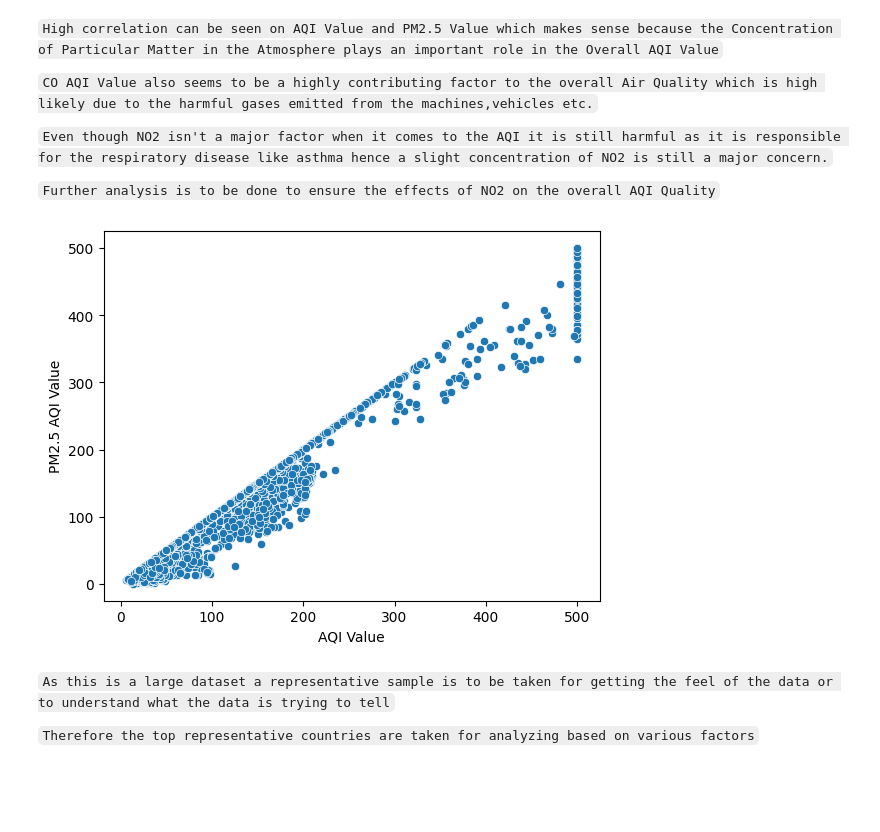
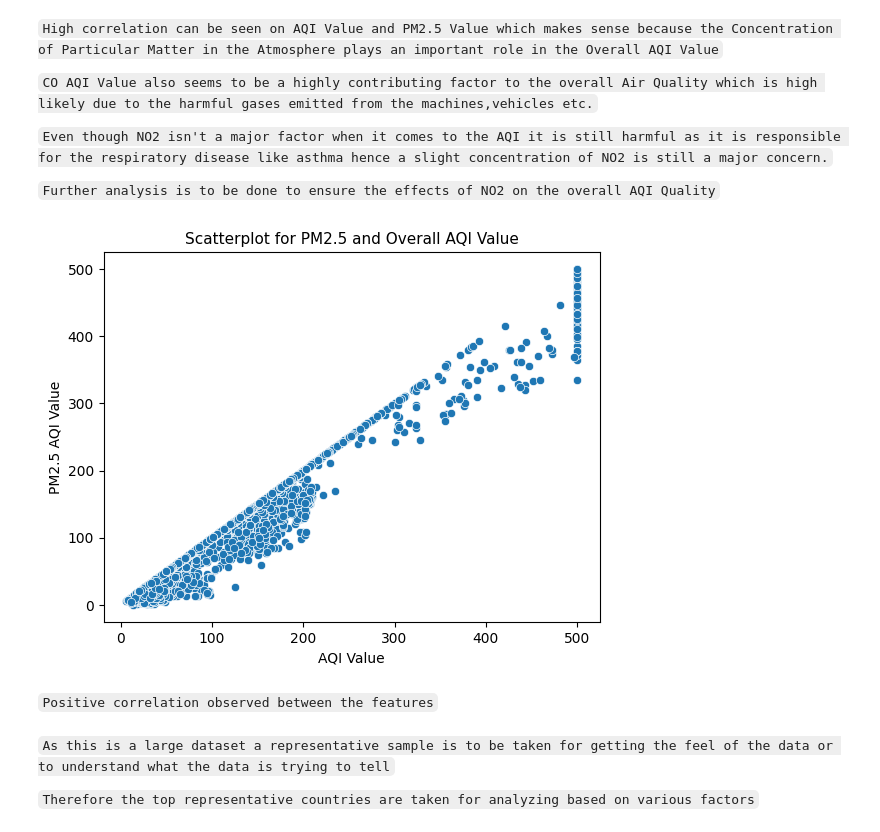
Before and after one commit to BSU04/Global-Air-Quality-Prediction, a Jupyter notebook: gap-eda.ipynb, the cells around one changed output. Drawn from its saved outputs; the diff is of its cells as text; code cells hidden in the pictures; blank space fills up the shorter version.

```diff
--- a/gap-eda.ipynb
+++ b/gap-eda.ipynb
@@ -307,7 +308,0 @@ array(['Russia', 'Brazil', 'Italy', 'Poland', 'France', 'USA', 'Germany',
-# %%
-gap['AQI Category'].replace({'Unhealthy for Sensitive Groups':"Unhealthy(SG)"},inplace=True)
-gap['CO AQI Category'].replace({'Unhealthy for Sensitive Groups':"Unhealthy(SG)"},inplace=True)
-gap['Ozone AQI Category'].replace({'Unhealthy for Sensitive Groups':"Unhealthy(SG)"},inplace=True)
-gap['NO2 AQI Category'].replace({'Unhealthy for Sensitive Groups':"Unhealthy(SG)"},inplace=True)
-gap['PM2.5 AQI Category'].replace({'Unhealthy for Sensitive Groups':"Unhealthy(SG)"},inplace=True)
-gap.head()
@@ -321,3 +309,7 @@ gap.head()
+# %%
+cols = ["AQI Category","CO AQI Category","Ozone AQI Category","NO2 AQI Category","PM2.5 AQI Category"]
+for categ in cols:
+    gap[categ].replace({'Unhealthy for Sensitive Groups':"Unhealthy(SG)"},inplace=True)
 # %%
 # making a copy of the cleaned dataset
 gap.to_csv("global air pollution cleaned.csv")
@@ -417,8 +410,11 @@ sns.heatmap(gap.corr(),cmap="BuPu");
 `Further analysis is to be done to ensure the effects of NO2 on the overall AQI Quality`
 # %%
 sns.scatterplot(x="AQI Value",y="PM2.5 AQI Value",data=gap);
+plt.title("Scatterplot for PM2.5 and Overall AQI Value",fontsize=11);
 # %% [output]
-[figure, old version]
+[figure, new version]
+# %% [markdown]
+`Positive correlation observed between the features`
 # %% [markdown]
 `As this is a large dataset a representative sample is to be taken for getting the feel of the data or to understand
 what the data is trying to tell`
```
Also changed, not shown: parts of 29 cells of this notebook.
